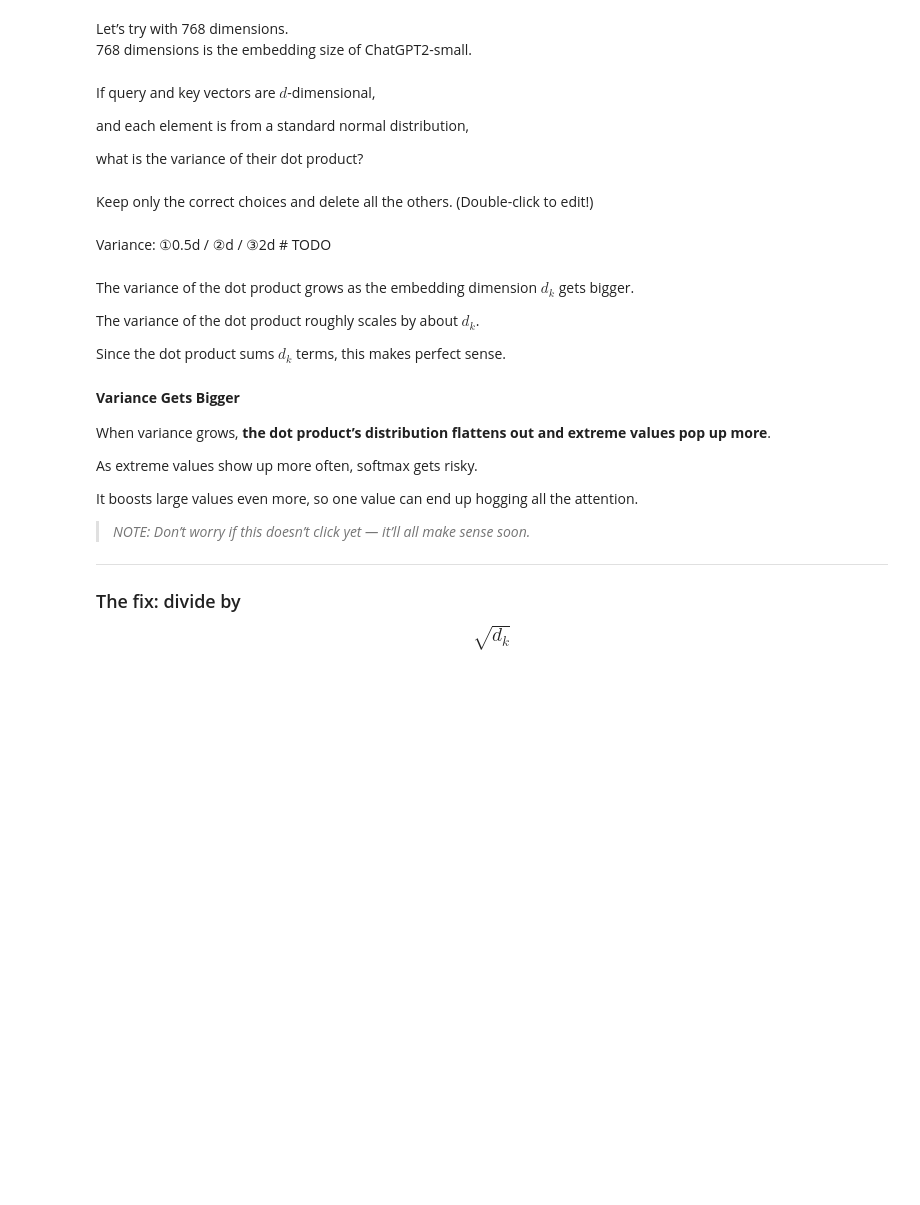
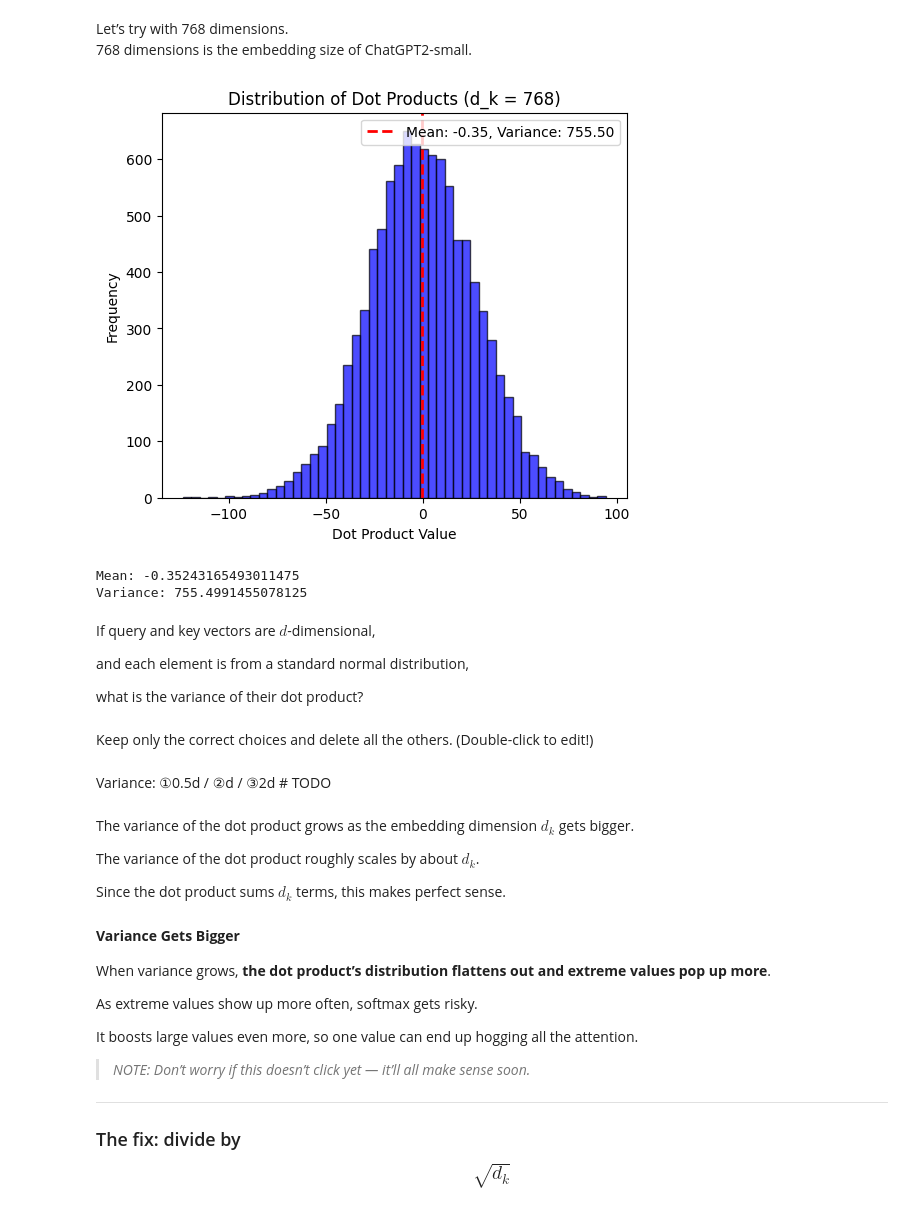
Before and after one commit to newbeeR2020/Everyones_nanoGPT, a Jupyter notebook: notebooks/todo/Everyones_nanoGPT_colab_Chapter06_todo.ipynb, the cells around one changed output. Drawn from its saved outputs; the diff is of its cells as text; code cells hidden in the pictures; blank space fills up the shorter version.

```diff
--- a/notebooks/todo/Everyones_nanoGPT_colab_Chapter06_todo.ipynb
+++ b/notebooks/todo/Everyones_nanoGPT_colab_Chapter06_todo.ipynb
@@ -922,45 +921,47 @@ print("Variance", var_4d)
 Let’s try with 768 dimensions.
 768 dimensions is the embedding size of ChatGPT2-small.
 # %%
-# Generate a 768-dimensional vector
+# The code below is a code that you can just try and display 10,000 times, so you can skip it.
+
+import torch
+import matplotlib.pyplot as plt
+
+# Fix random seed for reproducibility
+torch.manual_seed(1337)
+
+# Dimension and number of samples
 dim = 768
-
-# Number of samples (10,000 to be statistically stable)
 num_samples = 10000
 
-# Generate random vectors
-torch.manual_seed(1337)
-vectors_4d_A = torch.randn(dim, num_samples)
-vectors_4d_B = torch.randn(dim, num_samples)
+# Generate random vectors (standard normal distribution)
+vectors_A = torch.randn(num_samples, dim)
+vectors_B = torch.randn(num_samples, dim)
 
-# Calculate the inner product
-dot_products_4d = torch.sum(vectors_4d_A * vectors_4d_B, axis=0)
+# Compute dot products (row-wise)
+dot_products = torch.sum(vectors_A * vectors_B, dim=1)
 
-# Calculate mean and variance
-mean_4d = torch.mean(dot_products_4d)
-var_4d = torch.var(dot_products_4d)
+# Compute mean and variance
+mean_val = torch.mean(dot_products).item()
+var_val = torch.var(dot_products, unbiased=False).item()  # same as numpy.var (population variance)
 
-# Create a histogram (4-dimensional vector only)
+# Plot histogram
 plt.figure(figsize=(6, 5))
-plt.hist(dot_products_4d, bins=50, alpha=0.7, color='blue', edgecolor='black')
-plt.axvline(mean_4d, color='red', linestyle='dashed', linewidth=2, label=f"Mean: {mean_4d:.2f}, Variance: {var_4d:.2f}")
-plt.title("Distribution of Dot Products (d_k = 4)")
+plt.hist(dot_products.numpy(), bins=50, alpha=0.7, color='blue', edgecolor='black')
+plt.axvline(mean_val, color='red', linestyle='dashed', linewidth=2,
+            label=f"Mean: {mean_val:.2f}, Variance: {var_val:.2f}")
+plt.title(f"Distribution of Dot Products (d_k = {dim})")
 plt.xlabel("Dot Product Value")
 plt.ylabel("Frequency")
 plt.legend()
-
-# View graph
 plt.show()
 
-# Display calculation results
-mean_4d, var_4d
-
-# View graph
-plt.show()
-
-# Display calculation results
-print("Mean", mean_4d)
-print("Variance", var_4d)
+# Print results
+print("Mean:", mean_val)
+print("Variance:", var_val)
+# %% [output]
+[figure, added]
+Mean: -0.35243165493011475
+Variance: 755.4991455078125
 # %% [markdown]
 If query and key vectors are $d$-dimensional,
 
```
Also changed, not shown: parts of 9 cells of this notebook, 1 other file.
